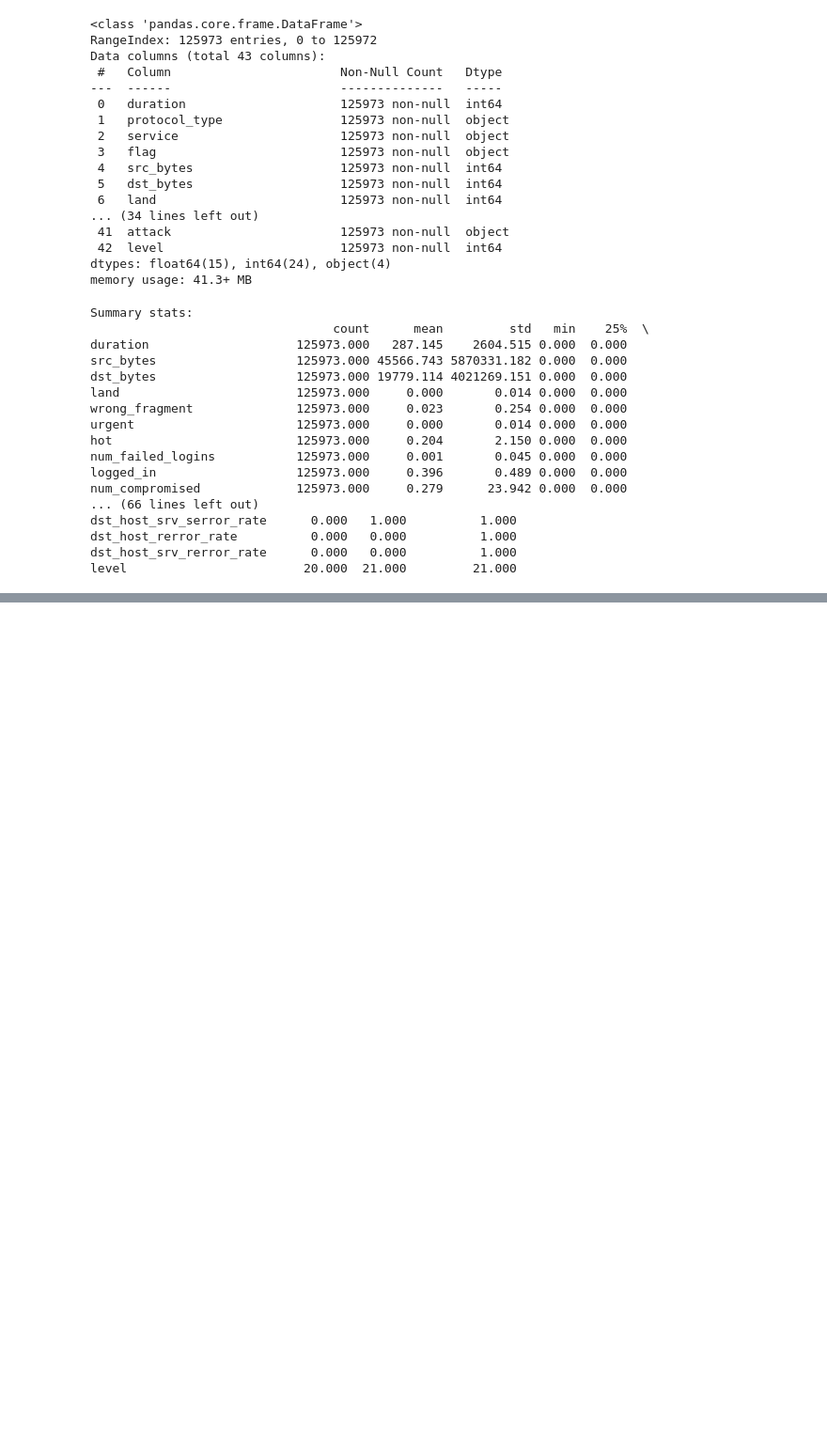
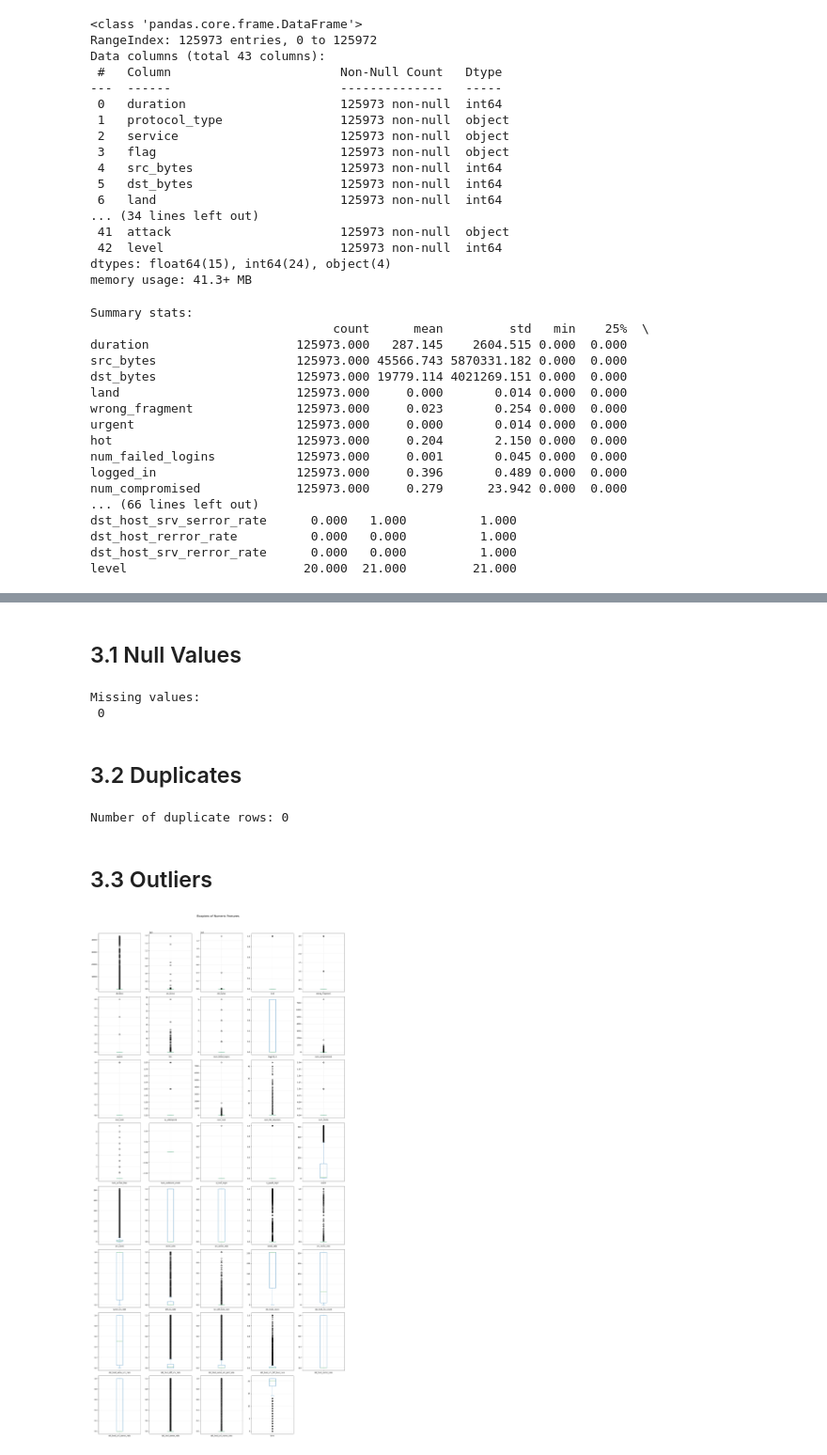
Before and after one commit to hadeswithming23/DeepLearning, a Jupyter notebook: GroupG_DLI.ipynb, the cells around one changed output, grey strips where cells are left out. Shown at 94% size. Drawn from its saved outputs; the diff is of its cells as text; code cells hidden in the pictures; blank space fills up the shorter version.

Commit message:
Data Cleaning (nulls, duplicates, outliers, classify attack/normal)

```diff
--- a/GroupG_DLI.ipynb
+++ b/GroupG_DLI.ipynb
@@ -118,0 +121,38 @@ level                        20.000  21.000         21.000
+# %% [markdown]
+## 3.1 Null Values
+# %%
+print("Missing values:\n", df.isnull().sum().sum())
+# %% [output]
+Missing values:
+ 0
+# %% [markdown]
+## 3.2 Duplicates
+# %%
+# Display duplicate rows (if any)
+duplicates = df[df.duplicated()]
+print(f"Number of duplicate rows: {len(duplicates)}")
+
+if not duplicates.empty:
+    display(duplicates.head())
+# %% [output]
+Number of duplicate rows: 0
+# %% [markdown]
+## 3.3 Outliers
+# %%
+# Boxplots for all numerical features
+numeric_cols = df.select_dtypes(include=["int64", "float64"]).columns
+
+df[numeric_cols].plot(
+    kind="box",
+    subplots=True,
+    layout=(len(numeric_cols)//5 + 1, 5),  # auto-adjust rows
+    figsize=(20, 40),
+    sharex=False,
+    sharey=False
+)
+
+plt.suptitle("Boxplots of Numeric Features", fontsize=16, y=1.02)
+plt.tight_layout()
+plt.show()
+# %% [output]
+[figure, added]
```
Also changed, not shown: parts of 3 cells of this notebook.
